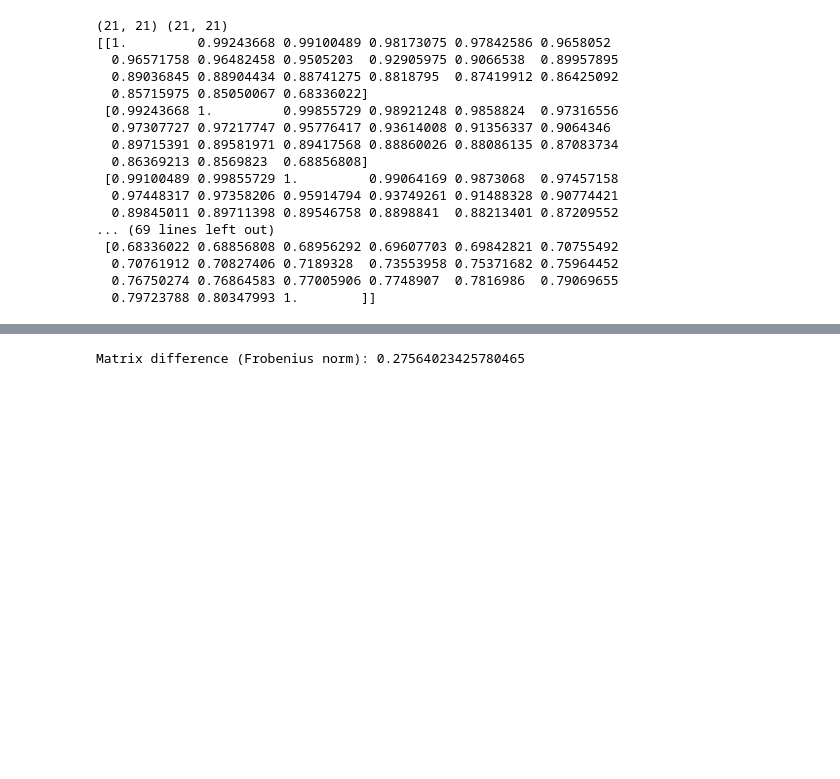
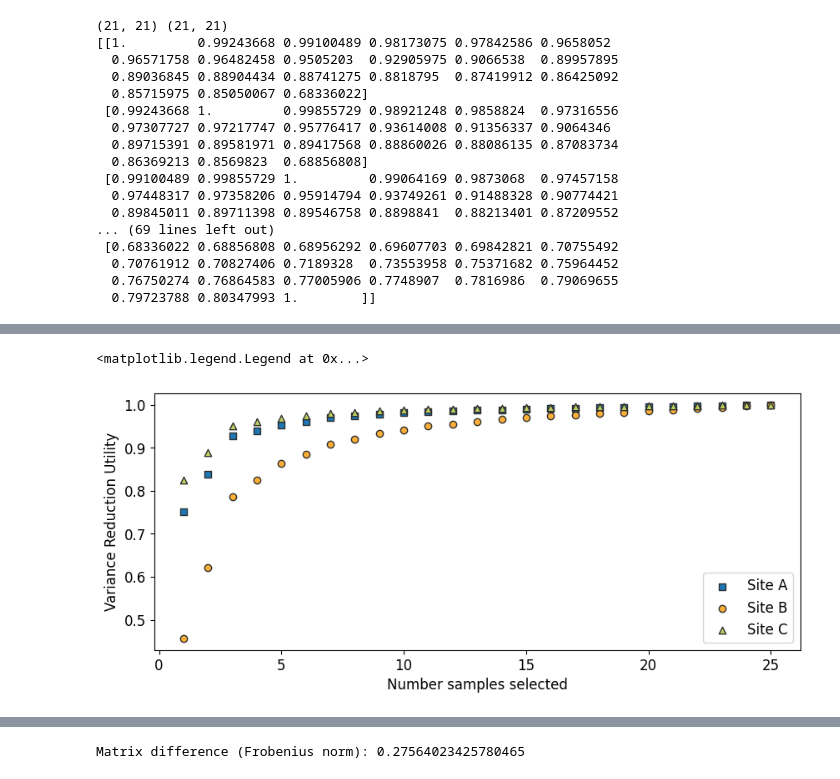
Before and after one commit to MeaganT123/Soft_Sensor_OMP, a Jupyter notebook: soft_sensing_usgs.ipynb, the cells around one changed output, grey strips where cells are left out. Saved outputs shown, nothing was run; the diff lists cells and outputs as text; code cells hidden in the pictures; blank space fills up the shorter version.

```diff
--- a/soft_sensing_usgs.ipynb
+++ b/soft_sensing_usgs.ipynb
@@ -570,0 +639,24 @@ plt.show()
+# %%
+# plot only for n = 25
+
+fig, ax = plt.subplots(figsize=(10, 4))
+
+for i, id in enumerate(alpha_site_id):
+    dict_data = range_selection[id][25]
+    samples = dict_data['samples']
+    scores = dict_data['score']
+
+    # Create a consistent x-axis since the samples is sample number, but we care about number of samples selected
+    x_axis = range(1, len(samples) + 1)
+
+    # Plot the curve, preserving the relationship between samples and scores
+    ax.scatter(x_axis, scores, color=colr_sc[i], marker=markers[i], edgecolors='#2E2E2E', label=f'Site {id}')
+
+
+ax.set_xlabel('Number samples selected')
+ax.set_ylabel('Variance Reduction Utility')
+ax.legend()
+# plt.savefig('figures/submod_n25.png', dpi=500)
+# %% [output]
+<matplotlib.legend.Legend at 0x...>
+[figure, added]
```
Also changed, not shown: parts of 18 cells of this notebook, 1 other file.
